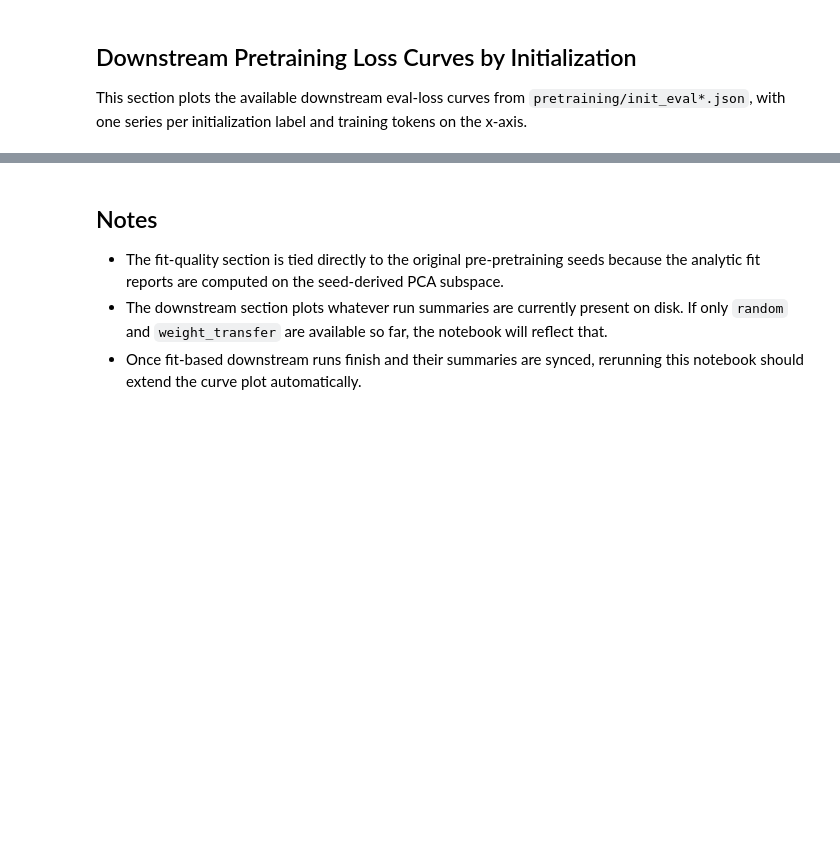
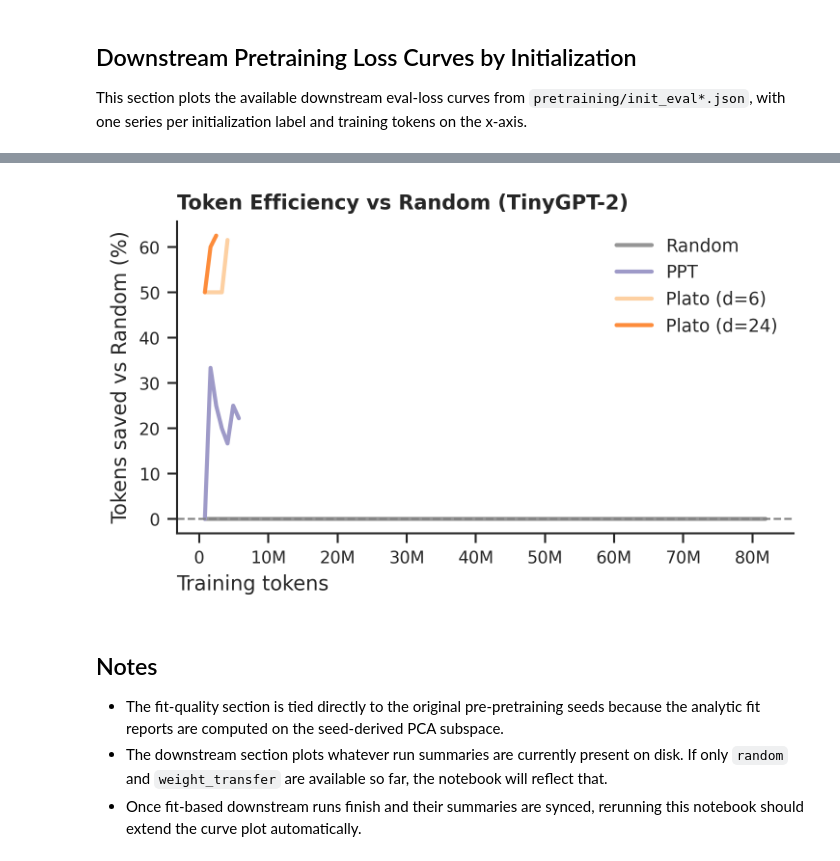
Before and after one commit to jopetty/platonic-init, a Jupyter notebook: notebooks/tinygpt2_c4_fit_reproduction_analysis.ipynb, the cells around one changed output, grey strips where cells are left out. Saved outputs shown, nothing was run; the diff lists cells and outputs as text; code cells hidden in the pictures; blank space fills up the shorter version.

```diff
--- a/notebooks/tinygpt2_c4_fit_reproduction_analysis.ipynb
+++ b/notebooks/tinygpt2_c4_fit_reproduction_analysis.ipynb
@@ -400,3 +664,91 @@ plt.show()
+# %%
+efficiency_df = plot_df.copy()
+random_df = (
+    plot_df[plot_df["label"] == "Random"][["tokens", "loss"]]
+    .dropna()
+    .sort_values("tokens")
+    .reset_index(drop=True)
+)
+
+if random_df.empty:
+    raise RuntimeError("Random baseline curve is required for efficiency analysis.")
+
+random_df = random_df[random_df["tokens"] > 0].reset_index(drop=True)
+random_df["best_loss"] = random_df["loss"].cummin()
+random_tokens = random_df["tokens"].to_numpy(dtype=float)
+random_best_loss = random_df["best_loss"].to_numpy(dtype=float)
+
+
+def random_tokens_to_reach_loss(target_loss: float) -> float | None:
+    match_idx = np.flatnonzero(random_best_loss <= target_loss)
+    if len(match_idx) == 0:
+        return None
+    return float(random_tokens[match_idx[0]])
+
+
+efficiency_rows = []
+for row in efficiency_df.itertuples(index=False):
+    tokens = float(row.tokens)
+    if tokens <= 0:
+        continue
+    if row.label == "Random":
+        random_match_tokens = tokens
+        tokens_saved_pct = 0.0
+    else:
+        random_match_tokens = random_tokens_to_reach_loss(float(row.loss))
+        if random_match_tokens is None or random_match_tokens <= 0:
+            continue
+        tokens_saved_pct = 100.0 * (1.0 - tokens / random_match_tokens)
+    efficiency_rows.append(
+        {
+            "label": row.label,
+            "tokens": tokens,
+            "loss": float(row.loss),
+            "random_match_tokens": random_match_tokens,
+            "tokens_saved_pct": tokens_saved_pct,
+        }
+    )
+
+efficiency_plot_df = pd.DataFrame(efficiency_rows)
+if efficiency_plot_df.empty:
+    raise RuntimeError(
+        "No comparable efficiency points found; random may not have reached peer losses yet."
+    )
+
+fig = plt.figure(figsize=(aes.PAPER_WIDTH_IN, aes.FIG_HEIGHT_DOUBLE_ROW_IN))
+with sns.plotting_context("paper", font_scale=1, rc=aes.rcs):
+    ax = fig.add_subplot(1, 1, 1)
+    sns.lineplot(
+        data=efficiency_plot_df,
+        x="tokens",
+        y="tokens_saved_pct",
+        hue="label",
+        hue_order=label_order,
+        palette=INIT_PALETTE,
+        linewidth=2.0,
+        ax=ax,
+    )
+    ax.axhline(
+        0.0,
+        color=aes.darken("#999999", by=0.15),
+        linewidth=1.0,
+        linestyle="--",
+    )
+    ax.set_title("Token Efficiency vs Random (TinyGPT-2)")
+    ax.set_xlabel("Training tokens")
+    ax.xaxis.set_major_formatter(aes.NICE_FORMATTER)
+    ax.set_ylabel("Tokens saved vs Random (%)")
+    ax.spines["top"].set_visible(False)
+    ax.spines["right"].set_visible(False)
+    ax.legend(title=None, loc="upper right", frameon=False)
+
+aes.save_figure(
+    FIGURE_ROOT / "tinygpt2_token_efficiency_vs_random",
+    fig=fig,
+)
+plt.show()
+# %% [output]
+[figure, added]
 # %% [markdown]
 ## Notes
 
```
Also changed, not shown: parts of 8 cells of this notebook, 39 other files.
